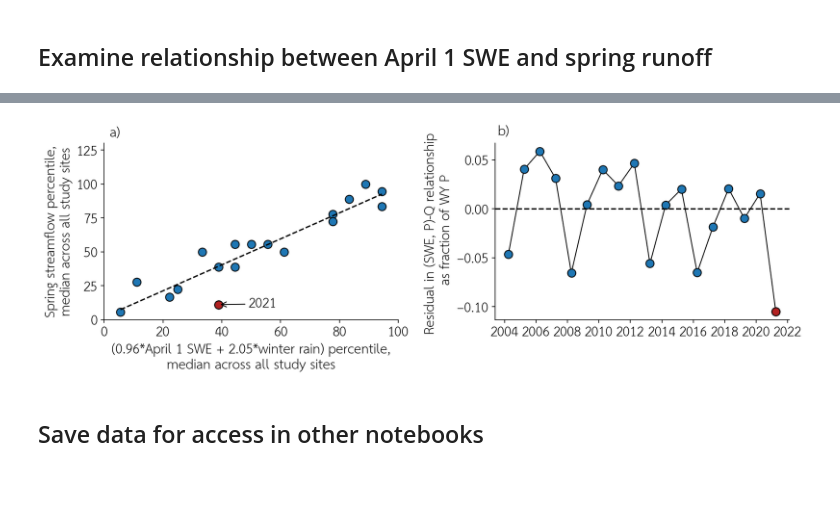
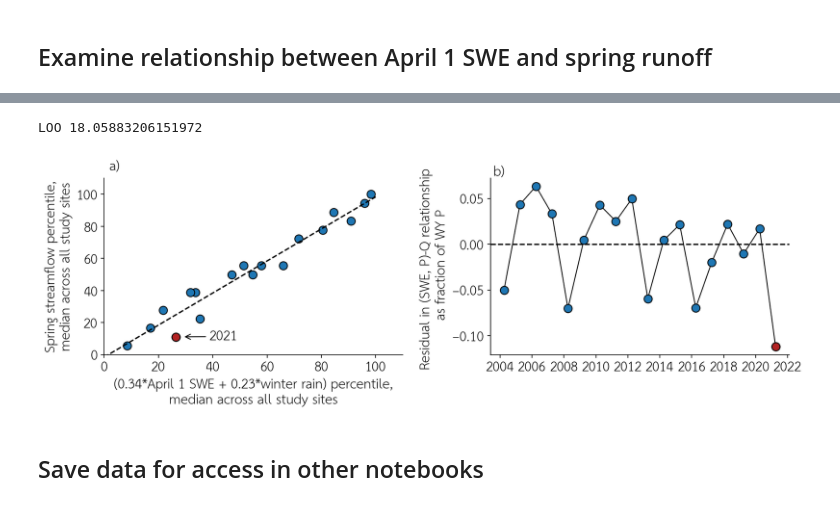
Before and after one commit to lapidesd/CA_missing_freshet, a Jupyter notebook: Colab_notebooks/April_1_SWE_vs_streamflow.ipynb, the cells around one changed output, grey strips where cells are left out. Drawn from its saved outputs; the diff is of its cells as text; code cells hidden in the pictures.

```diff
--- a/Colab_notebooks/April_1_SWE_vs_streamflow.ipynb
+++ b/Colab_notebooks/April_1_SWE_vs_streamflow.ipynb
@@ -421,13 +488,25 @@ for key in residuals_snodas.keys():
 
 from mpl_toolkits.axes_grid1.inset_locator import inset_axes
 plt.rcParams.update({'font.size': 14})
-def func(x,a,b):
-  return a*x+b
+def func(x,a,b,c):
+  x,y = x
+  return a*x+b*y+c
 newlist = []#['B200']#'P300']#,'B200']
 snow_data_perc1 = pd.DataFrame.from_dict(snow_data_perc)[[c for c in snow_data_perc.keys() if c not in newlist]].median(axis=1)
 springflow_perc_all1 = pd.DataFrame.from_dict(springflow_perc)[[c for c in springflow_perc.keys() if c not in newlist]].median(axis=1)
 snow_data_all1 = snow_data[[c for c in snow_data.columns if c not in newlist]].mean(axis=1)
 springflow_all1 = pd.DataFrame.from_dict(springflow)[[c for c in springflow.keys() if c not in newlist]].mean(axis=1)
+rain_data_all = ''
+snow_data_all = ''
+for g in wy_totals.keys():
+  if len(rain_data_all)==0:
+    rain_data_all = wy_totals[g][['winter_P']]
+    snow_data_all = wy_totals[g]
+  else:
+    rain_data_all = rain_data_all.merge(wy_totals[g]['winter_P'],
+                                        left_index=True,right_index=True)
+rain_data_all = rain_data_all.mean(axis=1)
+rain_percentiles = pd.DataFrame.from_dict(rain_perc).mean(axis=1)
 residuals_all1 = pd.DataFrame.from_dict(residuals_snodas)[[c for c in residuals_snodas.keys() if c not in newlist]].mean(axis=1)
 residuals_all1 = residuals_all1.values/Pdata[[c for c in Pdata.columns if c not in newlist]].mean(axis=1).iloc[-len(residuals_all1):].values
 
@@ -436,17 +515,37 @@ fig,axs = plt.subplots(1,2,figsize = (12,4),
 snow_mm = snow_data_perc1#snow_data_all
 yvals =  springflow_perc_all1#springflow_all[-1*len(snow_mm):]
 
-popt, pcov = curve_fit(func, snow_mm, yvals)
-residuals = np.array(yvals) - func(np.array(snow_mm), *popt)
+# popt, pcov = curve_fit(func, snow_mm, yvals)
+# residuals = np.array(yvals) - func(np.array(snow_mm), *popt)
 
-popt1, pcov1 = curve_fit(func, snow_data_all1, springflow_all1[-1*len(snow_mm):])
-residuals1 = np.array(springflow_all1[-1*len(snow_mm):]) - func(np.array(snow_data_all1), *popt1)
+popt1, pcov1 = curve_fit(func, (snow_data_perc1, rain_percentiles),
+                         springflow_perc_all1[-1*len(snow_mm):])
+residuals1 = np.array(springflow_perc_all1[-1*len(snow_data_perc1):]) - func((snow_data_perc1, rain_percentiles), *popt1)
+
+# Leave one out cross-validation
+preds = []
+for i in range(len(snow_data_perc1)):
+  snow_mm_test = list(snow_data_perc1.copy())
+  rain_test = list(rain_percentiles.copy())
+  snow_mm_test.pop(i)
+  rain_test.pop(i)
+  yvals_test = list(springflow_perc_all1.copy())
+  yvals_test.pop(i)
+  popt_test, pcov_test = curve_fit(func, (snow_mm_test, rain_test), yvals_test)
+  ypred_test = func((snow_mm[i:i+1].values,np.array(rain_test[i:i+1])),*popt_test)
+  residual_test = (yvals[i]-ypred_test)
+  try:
+    preds.append(abs(residual_test[0]))
+  except:
+    preds.append(np.nan)
+mean_residual = np.nanmean(preds)
+print('LOO',mean_residual)
 
 size=80
 ax = axs[0]
 ax.spines['right'].set_visible(False)
 ax.spines['top'].set_visible(False)
-ax.scatter(snow_mm,yvals,s=size,edgecolor = 'k')
+ax.scatter(func((snow_data_perc1, rain_percentiles),*popt1)-popt1[2],yvals,s=size,edgecolor = 'k')
 ax.set_xlabel('(%1.2f*April 1 SWE + %1.2f*winter rain) percentile,\nmedian across all study sites' %(popt[0],popt[1]))
 ax.set_ylabel('Spring streamflow percentile,\nmedian across all study sites')
 
@@ -457,18 +556,19 @@ for i in ([2021]):#,2008]):
   #             xytext=(snow_mm[17-2021+i:17-2021+i+1], yvals[17-2021+i:17-2021+i+1]/4) ,
   #           horizontalalignment="center",arrowprops=dict(arrowstyle='->',lw=1)
   #           )
-  ax.annotate(str(i), xy=(snow_mm[17-2021+i:17-2021+i+1],yvals[17-2021+i:17-2021+i+1]),
-              xytext=(snow_mm[17-2021+i:17-2021+i+1]+15, yvals[17-2021+i:17-2021+i+1]-2) ,
+  ax.annotate(str(i), xy=(snow_mm[17-2021+i:17-2021+i+1]-10,yvals[17-2021+i:17-2021+i+1]),
+              xytext=(snow_mm[17-2021+i:17-2021+i+1]+15-10, yvals[17-2021+i:17-2021+i+1]-2) ,
             horizontalalignment="center",arrowprops=dict(arrowstyle='->',lw=1)
             )
-  ax.scatter(snow_mm[17-2021+i:17-2021+i+1],yvals[17-2021+i:17-2021+i+1],
+  ax.scatter(func((snow_data_perc1[-1:], rain_percentiles[-1:]),*popt1).values-popt1[2],
+             yvals[-1:],
             c=colors[j],label='2021',s=size,edgecolor = 'k')
   j+=1
 # ax.legend(loc='upper left',frameon=False)
-xvals = np.linspace(np.nanmin(snow_mm),np.nanmax(snow_mm))
-ax.plot(xvals,func(xvals,*popt),c='k',ls='--')
-ax.set_xlim(0,100)
-ax.set_ylim(0,130)#np.nanmax(springflow_all)*1.1)
+xvals = np.linspace(0,100)
+ax.plot(xvals,xvals+popt1[2],c='k',ls='--')
+ax.set_xlim(0,110)
+ax.set_ylim(0,110)#np.nanmax(springflow_all)*1.1)
 
 
 # ax = inset_axes(ax, width="40%", height="40%", loc=4,
@@ -490,35 +590,36 @@ ax.set_ylim(0,130)#np.nanmax(springflow_all)*1.1)
 # ax.set_yticklabels([0,500,1000],fontsize = 12)
 
 
 ax = axs[1]
 ax.plot(snow_data.index,residuals_all1,c='k',lw=1,zorder = -1)
 ax.scatter(snow_data.index,residuals_all1,s=size,edgecolor = 'k')
 # ax.set_ylim(-.5,.5)
 ax.set_ylabel('Residual in (SWE, P)-Q relationship \n as fraction of WY P')
 ax.axhline(0,ls='--',c='k')
 j=0
 for i in [2021]:#,2008]:
   if i==2021:
     x = snow_data.index.values[-1:]
     y=residuals_all1[-1:]
   else:
     x = snow_data.index.values[4:5]
     y=residuals_all1[4:5]
   ax.scatter(x,y,c=colors[j],s=size,edgecolor = 'k')
   j+=1
 residuals_snodas['all_sites'] = residuals_all1
 ax.spines['right'].set_visible(False)
 ax.spines['top'].set_visible(False)
 
 axs[1].set_xlabel('')
 
 fig.tight_layout()
-axs[0].text(2,135,'a)')
+axs[0].text(2,115,'a)')
 axs[1].text(pd.to_datetime('8-1-2003'),.075,'b)')
 
 plt.savefig('SWE_Q_relationship.pdf',format='pdf',bbox_inches = 'tight')
 # %% [output]
+LOO 18.05883206151972
-[figure, old version]
+[figure, new version]
 # %% [markdown]
 ## Save data for access in other notebooks
 # %%
```
Also changed, not shown: parts of 5 cells of this notebook.
